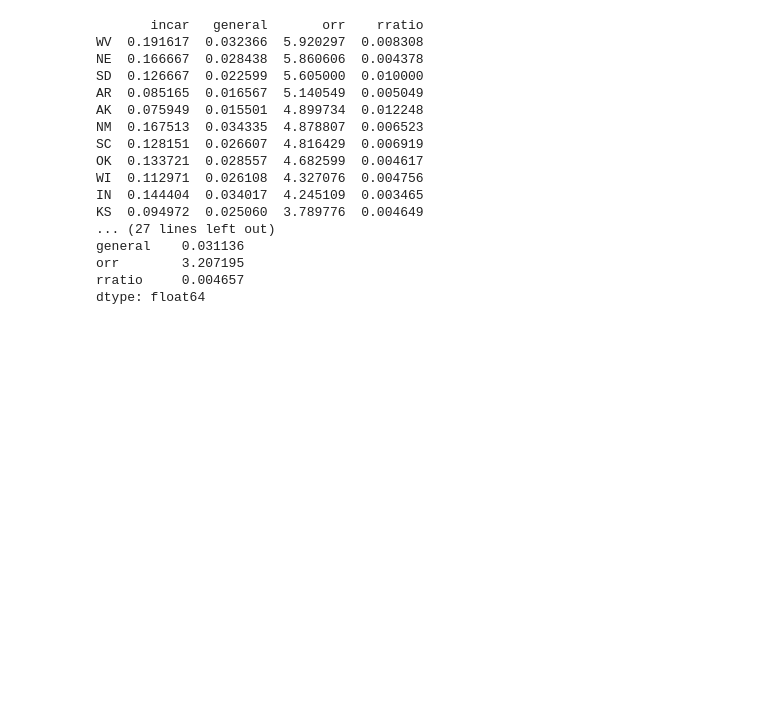
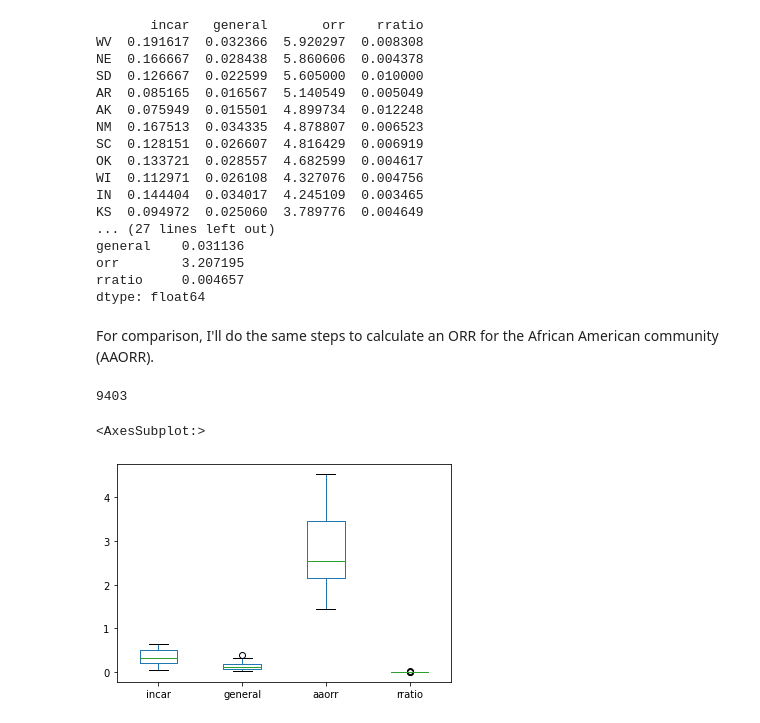
Before and after one commit to hjake123/pharis-2021, a Jupyter notebook: Data/process_notebook.ipynb, the cells around one changed output. Cells and saved outputs as stored; diff of their text form; code cells hidden in the pictures; blank space fills up the shorter version.

Commit message:
Add new indexes, including long awaited African American ORR

```diff
--- a/Data/process_notebook.ipynb
+++ b/Data/process_notebook.ipynb
@@ -166,7 +186,8 @@ Calculate the LGBTQ overrepresentation index for each state.
 The OverRepresentation Ratio is meant to measure how much more likely an LGBTQ person is to be incarcerated in a given
 state than a member of the general population. It's made of the following factors:
 # %%
-'''OverRepresentation Ratio, measures proportion of
+'''
+OverRepresentation Ratio, measures proportion of
 LGBTQ prisoners in sample to ordinary prisoners.
 
 Note that these values are unweighted, and so must be used with care.
@@ -178,25 +199,14 @@ L - estimated proportion lgbtq in state
 o = (a/N) / L
 
 '''
-
-orr_bs = {}
 vars_bs = {}
-
-sample_min = 20
 
 for state in list_state_codes:
     a = len(lgbtq_bs[state])
     L = float(state_lgbt.query(f'State == "{state}"')['Estimated Percent LGBT']) / 100
     I = int(state_incs.query(f'State == "{state}"')['Incarcerated'])
-    #P = int(state_pops.query(f'Label == "{state}"')['Total'])
     N = len(dataset.query(f'V0772 == "{state}"'))
-
-    if N < sample_min or a == 0:
-        a = 0
-    else:
-        vars_bs[f'{state}'] = [(a/N), L, ((a/N) / L),(N/I)]
-
-    orr_bs[f'{state}'] = (a/N) / L
+    vars_bs[f'{state}'] = [(a/N), L, ((a/N) / L),(N/I)]
 # %%
 rep_plot_frame = pandas.DataFrame.from_dict(vars_bs, orient='index', columns = ['incar', 'general', 'orr', 'rratio'])
 # %%
@@ -232,3 +242,31 @@ general    0.031136
 orr        3.207195
 rratio     0.004657
 dtype: float64
+# %% [markdown]
+For comparison, I'll do the same steps to calculate an ORR for the African American community (AAORR).
+# %%
+''' Read in race proportion estimates from each state. '''
+
+state_racial = pandas.read_csv("pop_counts/race_by_state.csv")
+# %%
+aa_data = dataset.query('V1953 == 1')
+print(len(aa_data))
+aa_bs = cut_by_state(aa_data)
+# %% [output]
+9403
+# %%
+aa_vars_bs = {}
+
+for state in list_state_codes:
+    aa = len(aa_bs[state])
+    AA = float(state_racial.query(f'Label == "{state}"')['Black or African American'])
+    I = int(state_incs.query(f'State == "{state}"')['Incarcerated'])
+    N = len(dataset.query(f'V0772 == "{state}"'))
+    aa_vars_bs[f'{state}'] = [(aa/N), AA, ((aa/N) / AA), (N/I)]
+
+aa_rep_plot_frame = pandas.DataFrame.from_dict(aa_vars_bs, orient='index', columns = ['incar', 'general', 'aaorr', 'rratio'])
+# %%
+aa_rep_plot_frame.plot.box()
+# %% [output]
+<AxesSubplot:>
+[figure, added]
```
Also changed, not shown: parts of 38 cells of this notebook, 4 other files.
